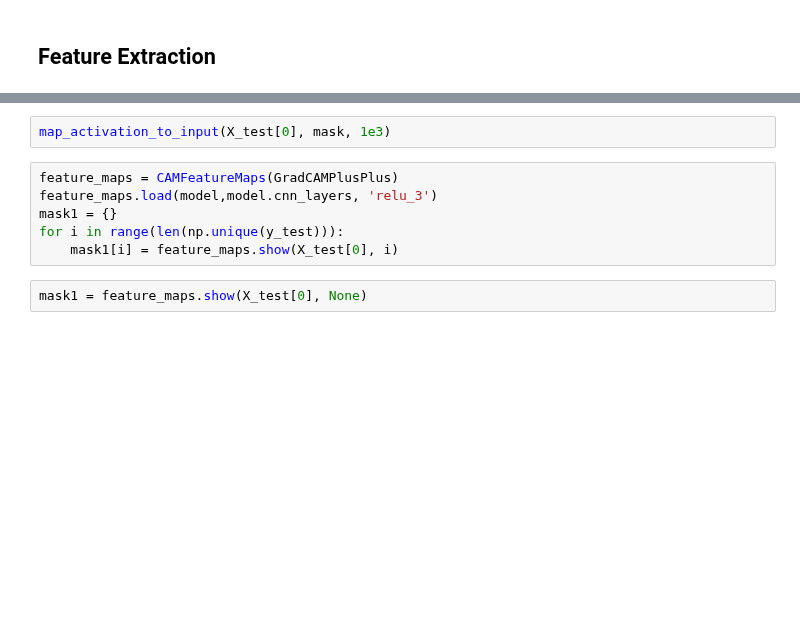
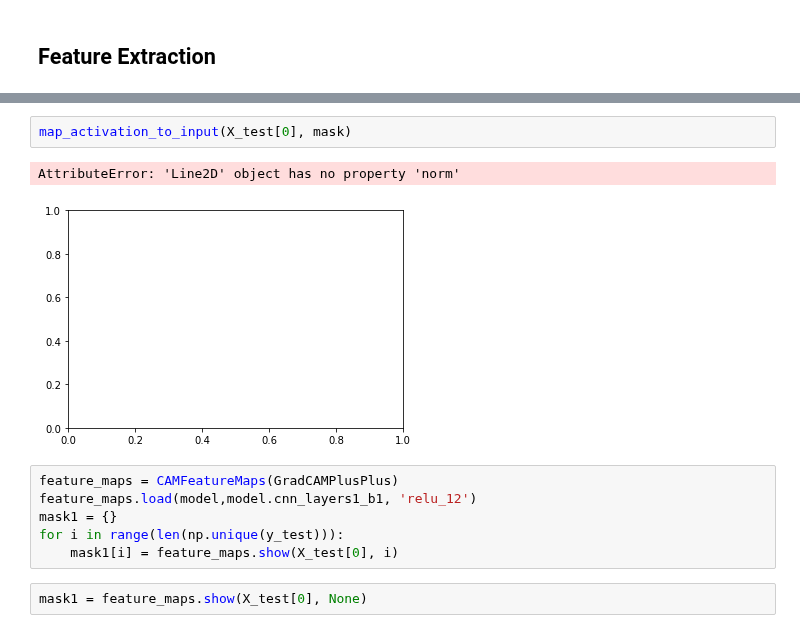
Before and after one commit to duyanhpham-brs/XAI-Multivariate-Time-Series, a Jupyter notebook: XAI_models_evaluation.ipynb, the cells around one changed output, grey strips where cells are left out. Drawn from its saved outputs; the diff is of its cells as text; blank space fills up the shorter version.

```diff
--- a/XAI_models_evaluation.ipynb
+++ b/XAI_models_evaluation.ipynb
@@ -215,8 +271,11 @@ mask = feature_maps.show(X_test[0], None)
 # %%
-map_activation_to_input(X_test[0], mask, 1e3)
+map_activation_to_input(X_test[0], mask)
+# %% [output]
+AttributeError: 'Line2D' object has no property 'norm'
+[figure, added]
 # %%
 feature_maps = CAMFeatureMaps(GradCAMPlusPlus)
-feature_maps.load(model,model.cnn_layers, 'relu_3')
+feature_maps.load(model,model.cnn_layers1_b1, 'relu_12')
 mask1 = {}
 for i in range(len(np.unique(y_test))):
     mask1[i] = feature_maps.show(X_test[0], i)
```
Also changed, not shown: parts of 9 cells of this notebook, 1 other file.
